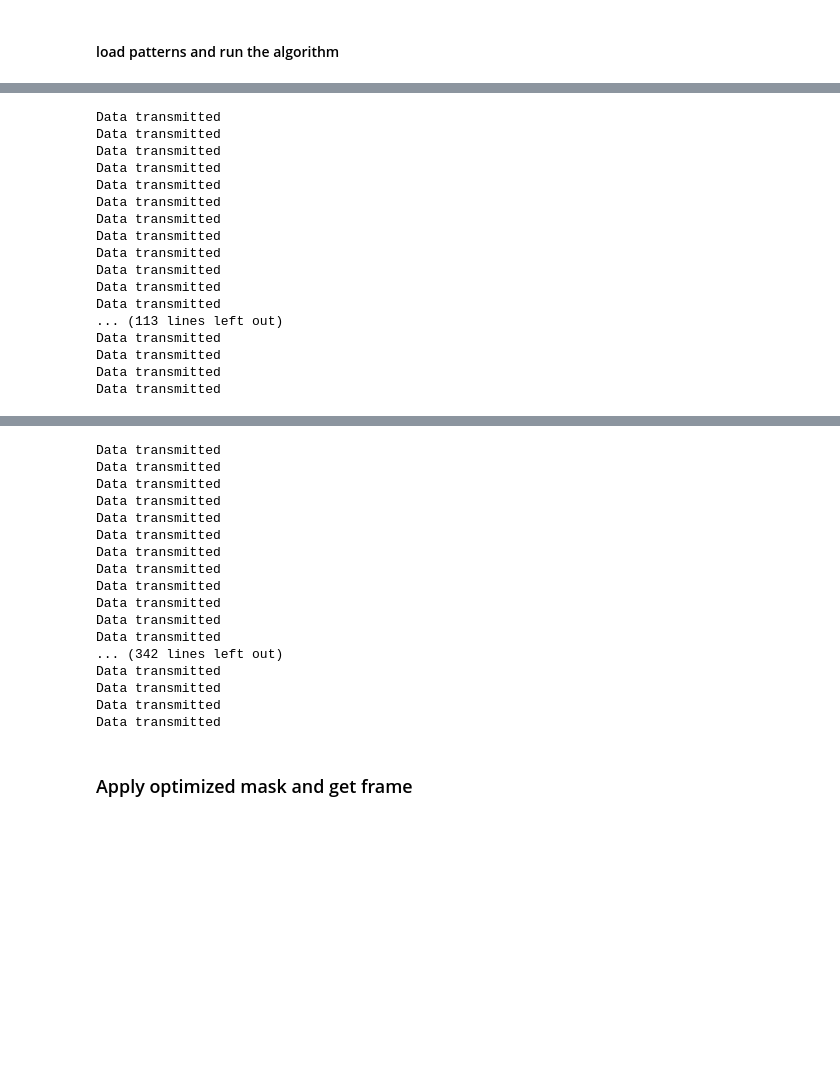
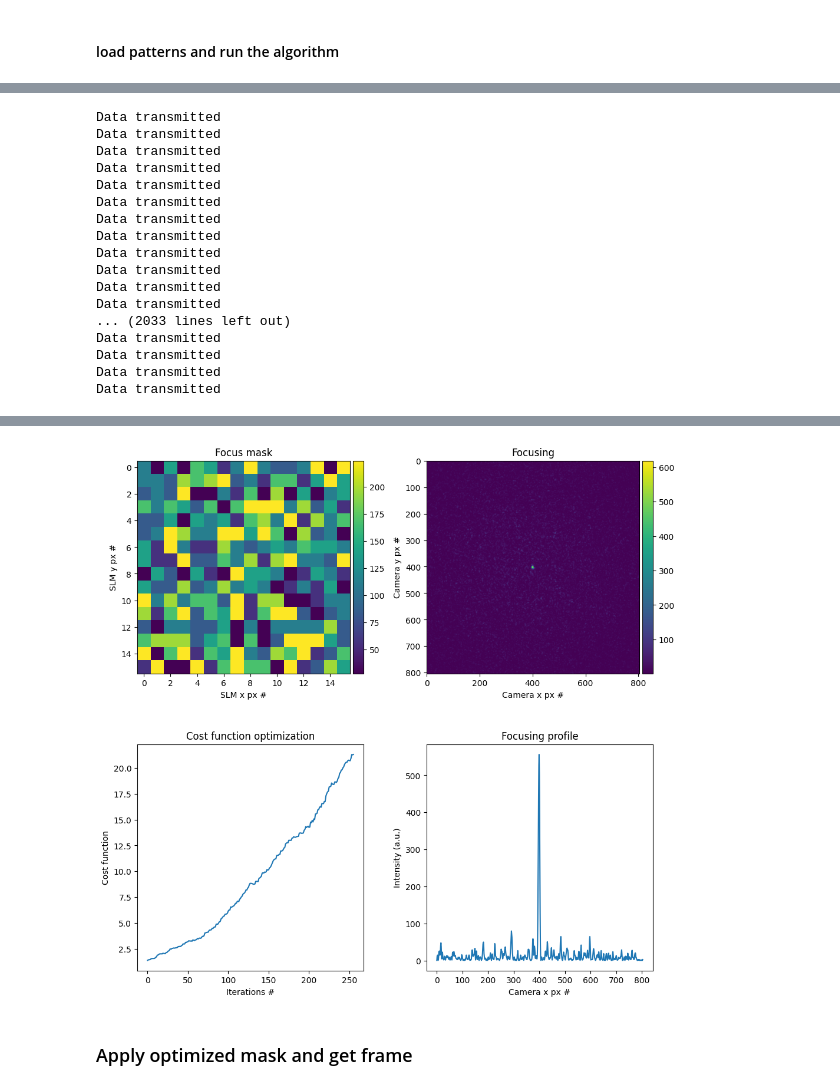
Before and after one commit to alextavern/slmoptim, a Jupyter notebook: notebooks/Continuous_Seq.ipynb, the cells around one changed output, grey strips where cells are left out. Drawn from its saved outputs; the diff is of its cells as text; code cells hidden in the pictures; blank space fills up the shorter version.

```diff
--- a/notebooks/Continuous_Seq.ipynb
+++ b/notebooks/Continuous_Seq.ipynb
@@ -74,5 +79,8 @@ cost_fun = lambda x: cost_functions.corr_coef(x, target)
 cost_fun = lambda x: cost_functions.snr(x)
 # %% [markdown]
 ##### Load patterns that will be used for optimization using a custom pattern loader
+# %%
+# create pattenr loader
+pattern_loader = pt.OnePixelPatternGenerator(slm_segments)
 # %% [markdown]
 #### load patterns and run the algorithm
@@ -82,40 +87,34 @@ cost_fun = lambda x: cost_functions.snr(x)
 # %%
-slm_segments = [16, 64, 256, 1024, 4096]
-slm_macropixels = [7, 6, 5, 4, 3]
 
-for seg, macro in zip(slm_segments, slm_macropixels):
+# instantiate optimization class
+optim = ContinuousSequential(slm, camera,
+                        pattern_loader,
+                        total_iterations=2,
+                        slm_segments=slm_segments,
+                        slm_macropixel=slm_macropixels,
+                        phase_steps=8,
+                        save_path=path)
 
-    # create pattenr loader
-    pattern_loader = pt.OnePixelPatternGenerator(seg)
-    # instantiate optimization class
-    optim = ContinuousSequential(slm, camera,
-                            pattern_loader,
-                            total_iterations=1,
-                            slm_segments=seg,
-                            slm_macropixel=macro,
-                            phase_steps=8,
-                            save_path=path)
+# pass cost function to object
+optim.register_callback(cost_fun)
 
-    # pass cost function to object
-    optim.register_callback(cost_fun)
-
-    # run the algorithm
-    pattern, cost, frames = optim.run()
-    optim.save_raw()
+# run the algorithm
+pattern, cost, frames = optim.run()
+optim.save_raw()
 
 
-    patternSLM = pt.Pattern(resX, resY)
+patternSLM = pt.Pattern(resX, resY)
 
-    mask = patternSLM._enlarge_pattern(pattern, macro)
-    mask = patternSLM.add_subpattern(mask)
+mask = patternSLM._enlarge_pattern(pattern, slm_macropixels)
+mask = patternSLM.add_subpattern(mask)
 
-    slm.sendArray(mask)
-    # slm.updateArray(temp)
+slm.sendArray(mask)
+# slm.updateArray(temp)
 
-    frame = camera.get_pending_frame_or_null()
-    focus = np.copy(frame.image_buffer)
+frame = camera.get_pending_frame_or_null()
+focus = np.copy(frame.image_buffer)
 
-    optim.plot(focus, 400)
+optim.plot(focus, 400)
 # %% [output]
 Data transmitted
 Data transmitted
@@ -129,7 +128,7 @@ Data transmitted
 Data transmitted
 Data transmitted
 Data transmitted
-... (113 lines left out)
+... (2033 lines left out)
 Data transmitted
 Data transmitted
 Data transmitted
@@ -154,20 +136,4 @@ Data transmitted
-Data transmitted
-Data transmitted
-Data transmitted
-Data transmitted
-Data transmitted
-Data transmitted
-Data transmitted
-Data transmitted
-Data transmitted
-Data transmitted
-Data transmitted
-Data transmitted
-... (342 lines left out)
-Data transmitted
-Data transmitted
-Data transmitted
-Data transmitted
+[figure, added]
 # %% [markdown]
 ### Apply optimized mask and get frame
 # %%
```
Also changed, not shown: parts of 4 cells of this notebook, 1 other file.
